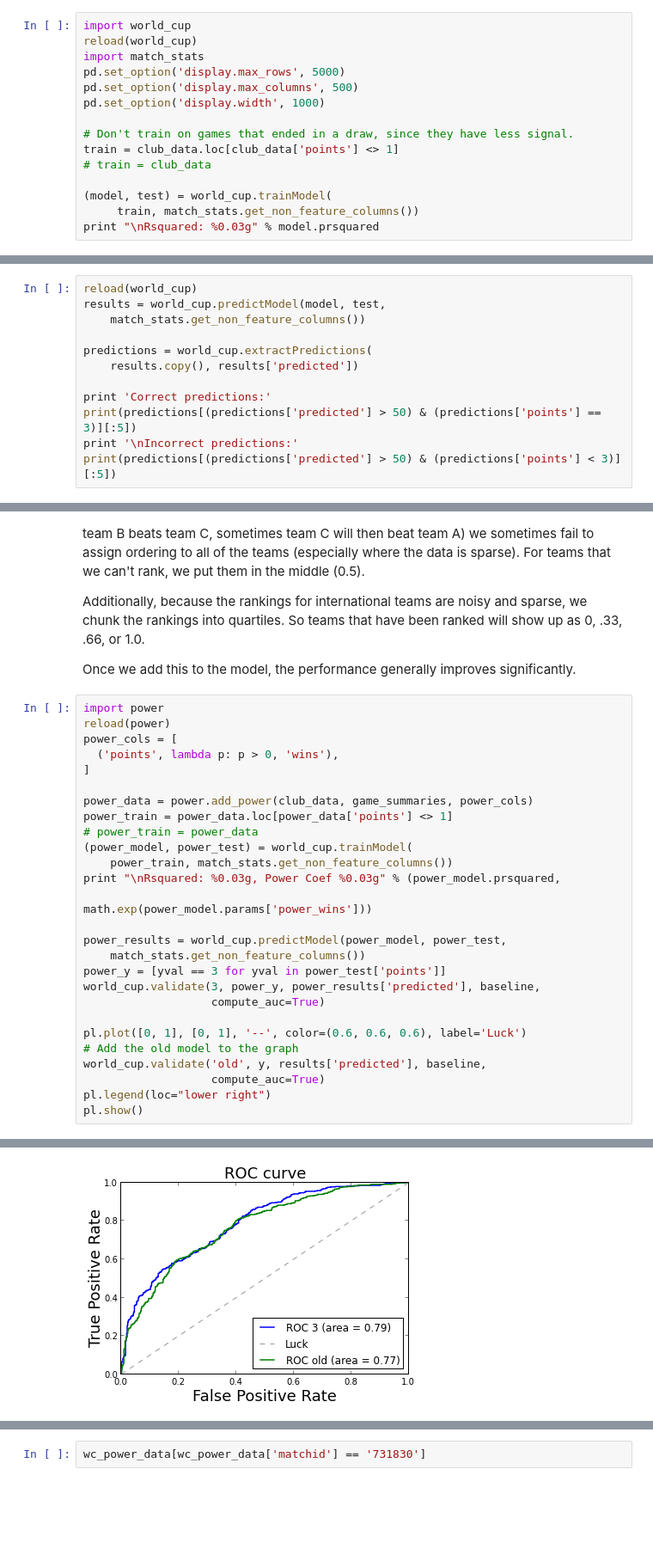
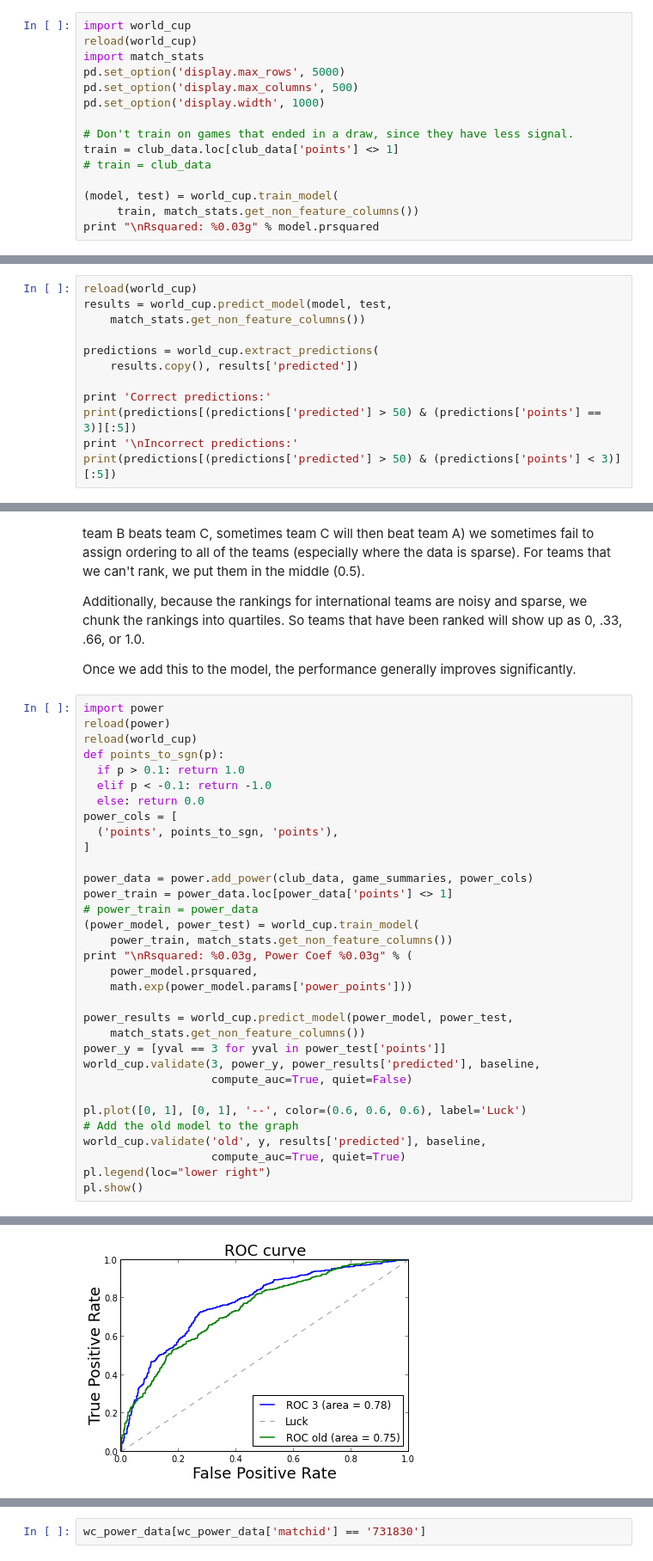
Before and after one commit to fhoffa/io, a Jupyter notebook: regression/wc-final.ipynb, the cells around one changed output, grey strips where cells are left out. Shown: that part at 86% size. Drawn from its saved outputs; the diff is of its cells as text; blank space fills up the shorter version.

Commit message:
Cleanup of world_cup.py (not done yet). More tweaks

```diff
--- a/regression/wc-final.ipynb
+++ b/regression/wc-final.ipynb
@@ -181,7 +180,7 @@ pd.set_option('display.width', 1000)
 train = club_data.loc[club_data['points'] <> 1]
 # train = club_data
 
-(model, test) = world_cup.trainModel(
+(model, test) = world_cup.train_model(
      train, match_stats.get_non_feature_columns())
 print "\nRsquared: %0.03g" % model.prsquared
 # %% [output]
@@ -244,10 +243,10 @@ The columns of the output are:
 * points: What actually happenned. 3 points for a win, 1 point for a draw, 0 points for a loss.
 # %%
 reload(world_cup)
-results = world_cup.predictModel(model, test,
+results = world_cup.predict_model(model, test,
     match_stats.get_non_feature_columns())
 
-predictions = world_cup.extractPredictions(
+predictions = world_cup.extract_predictions(
     results.copy(), results['predicted'])
 
 print 'Correct predictions:'
@@ -306,28 +305,34 @@ Once we add this to the model, the performance generally improves significantly.
 # %%
 import power
 reload(power)
+reload(world_cup)
+def points_to_sgn(p):
+  if p > 0.1: return 1.0
+  elif p < -0.1: return -1.0
+  else: return 0.0
 power_cols = [
-  ('points', lambda p: p > 0, 'wins'),
+  ('points', points_to_sgn, 'points'),
 ]
 
 power_data = power.add_power(club_data, game_summaries, power_cols)
 power_train = power_data.loc[power_data['points'] <> 1]
 # power_train = power_data
-(power_model, power_test) = world_cup.trainModel(
+(power_model, power_test) = world_cup.train_model(
     power_train, match_stats.get_non_feature_columns())
-print "\nRsquared: %0.03g, Power Coef %0.03g" % (power_model.prsquared,
-                                                 math.exp(power_model.params['power_wins']))
+print "\nRsquared: %0.03g, Power Coef %0.03g" % (
+    power_model.prsquared,
+    math.exp(power_model.params['power_points']))
 
-power_results = world_cup.predictModel(power_model, power_test,
+power_results = world_cup.predict_model(power_model, power_test,
     match_stats.get_non_feature_columns())
 power_y = [yval == 3 for yval in power_test['points']]
 world_cup.validate(3, power_y, power_results['predicted'], baseline,
-                   compute_auc=True)
+                   compute_auc=True, quiet=False)
 
 pl.plot([0, 1], [0, 1], '--', color=(0.6, 0.6, 0.6), label='Luck')
 # Add the old model to the graph
 world_cup.validate('old', y, results['predicted'], baseline,
-                   compute_auc=True)
+                   compute_auc=True, quiet=True)
 pl.legend(loc="lower right")
 pl.show()
 # %% [output]
@@ -354,4 +356,4 @@ Rsquared: 0.174, Power Coef 1.49
-[figure, old version]
+[figure, new version]
 # %% [markdown]
 ## On to the world cup!
 
```
Also changed, not shown: parts of 14 cells of this notebook, 2 other files.
